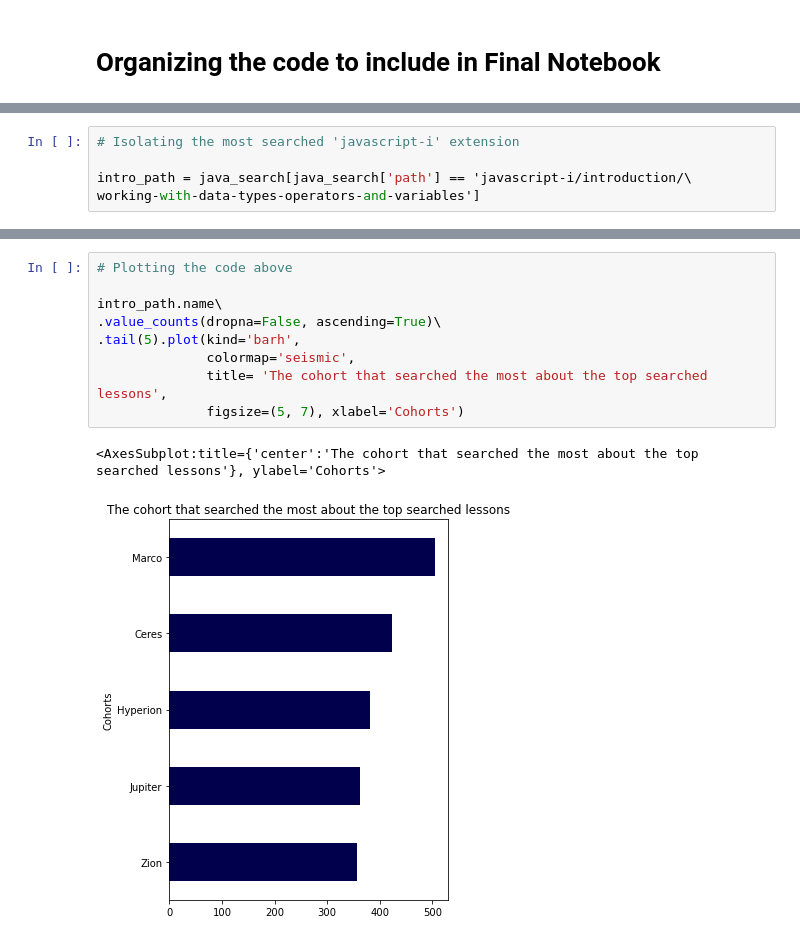
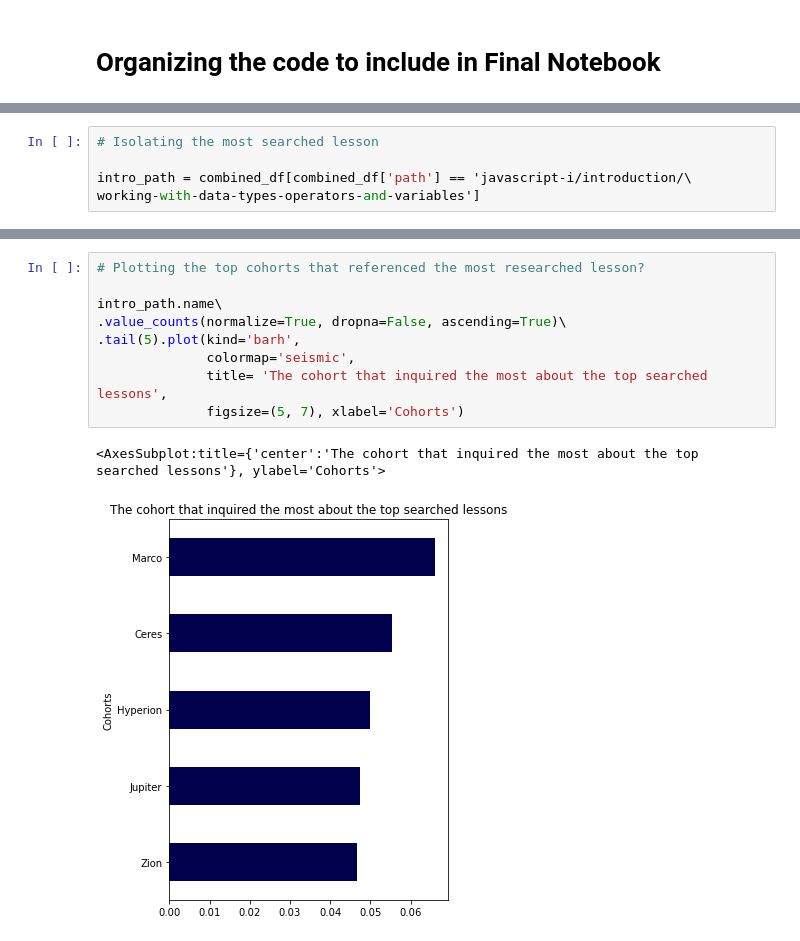
Before and after one commit to AACKV/anomaly_detection_project, a Jupyter notebook: arsenes_scratch_notebook.ipynb, the cells around one changed output, grey strips where cells are left out. Drawn from its saved outputs; the diff is of its cells as text.

```diff
--- a/arsenes_scratch_notebook.ipynb
+++ b/arsenes_scratch_notebook.ipynb
@@ -666,5 +664,5 @@ path_df.head(20)
 # %%
-# Isolating the most searched 'javascript-i' extension
+# Isolating the most searched lesson
 
-intro_path = java_search[java_search['path'] == 'javascript-i/introduction/\
+intro_path = combined_df[combined_df['path'] == 'javascript-i/introduction/\
 working-with-data-types-operators-and-variables']
@@ -682,12 +678,12 @@ value_counts_and_frequencies(intro_path.name, dropna=False).head()
 # %%
-# Plotting the code above
+# Plotting the top cohorts that referenced the most researched lesson?
 
 intro_path.name\
-.value_counts(dropna=False, ascending=True)\
+.value_counts(normalize=True, dropna=False, ascending=True)\
 .tail(5).plot(kind='barh',
               colormap='seismic',
-              title= 'The cohort that searched the most about the top searched lessons',
+              title= 'The cohort that inquired the most about the top searched lessons',
               figsize=(5, 7), xlabel='Cohorts')
 # %% [output]
-<AxesSubplot:title={'center':'The cohort that searched the most about the top searched lessons'}, ylabel='Cohorts'>
+<AxesSubplot:title={'center':'The cohort that inquired the most about the top searched lessons'}, ylabel='Cohorts'>
-[figure, old version]
+[figure, new version]
```
Also changed, not shown: parts of 17 cells of this notebook.
